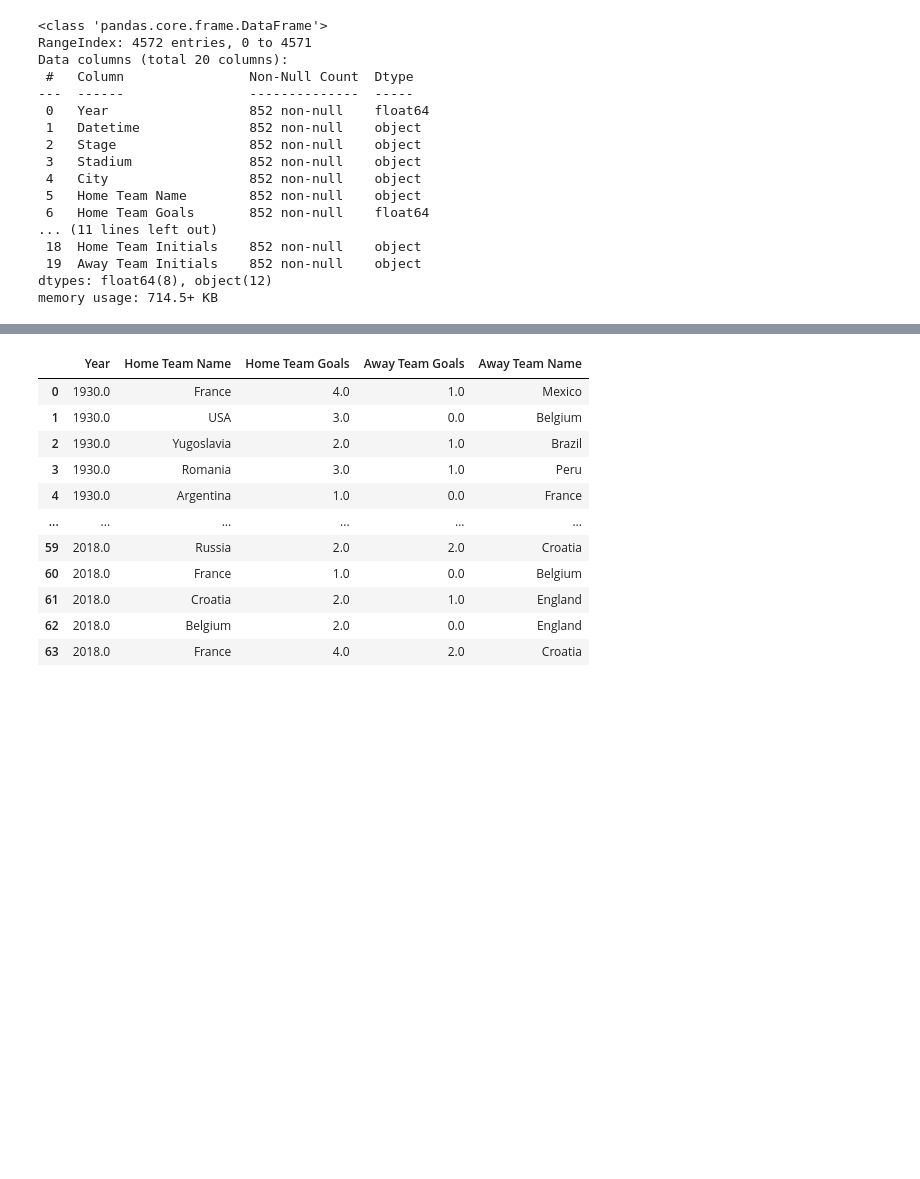
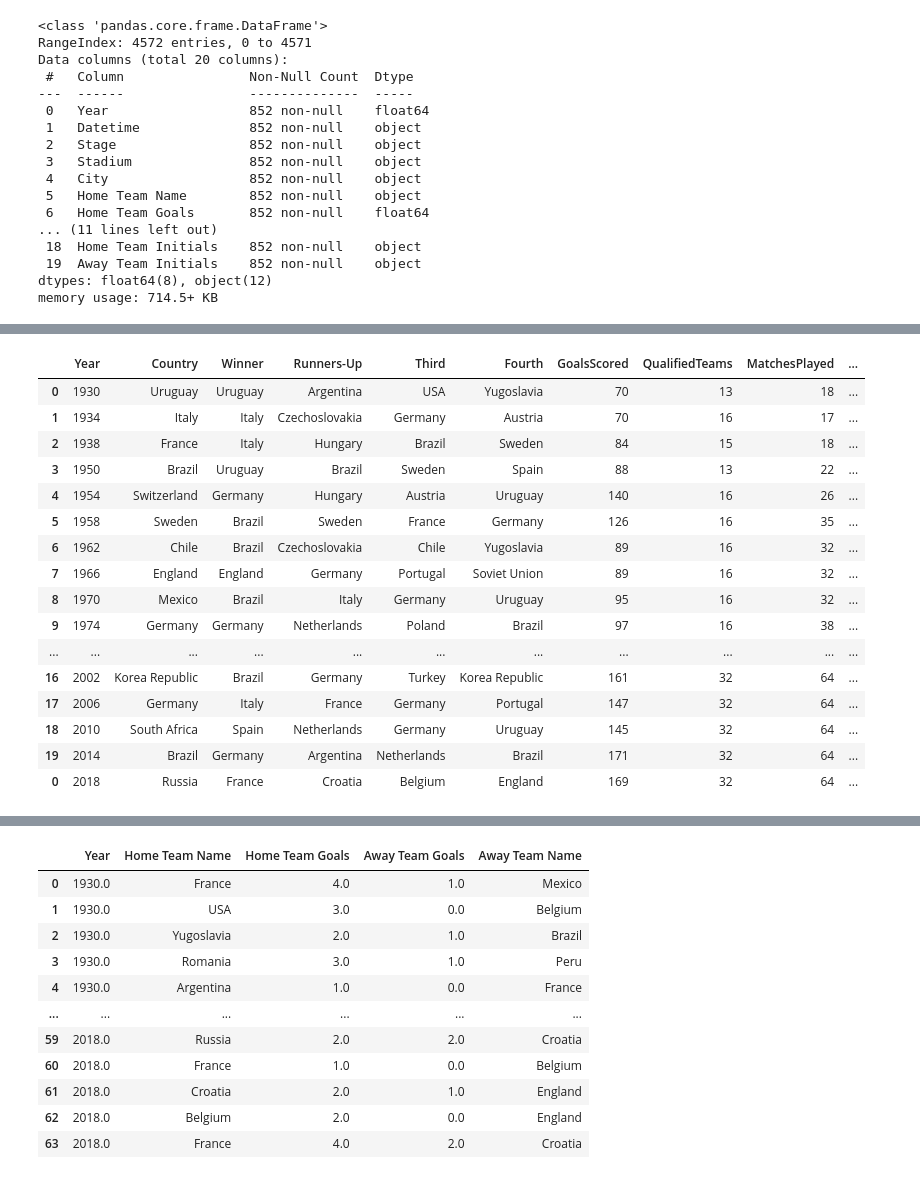
Before and after one commit to jsaraviadrago/Portafolio, a Jupyter notebook: 7. World Cup stats (2020)/Script_WCup.ipynb, the cells around one changed output, grey strips where cells are left out. Cells and saved outputs as stored; diff of their text form; code cells hidden in the pictures; blank space fills up the shorter version.

```diff
--- a/7. World Cup stats (2020)/Script_WCup.ipynb
+++ b/7. World Cup stats (2020)/Script_WCup.ipynb
@@ -143,3 +164,25 @@ See the caveats in the documentation: https://pandas.pydata.org/pandas-docs/stab
 | 18 | 2010 | South Africa | Spain | Netherlands | Germany | Uruguay | 145 | 32 | 64 | ... |
 | 19 | 2014 | Brazil | Germany | Argentina | Netherlands | Brazil | 171 | 32 | 64 | ... |
 | 0 | 2018 | Russia | France | Croatia | Belgium | England | 169 | 32 | 64 | ... |
+# %%
+# Graphs of averaged golas per WC
+WC_general_final['Mean_goals'] = WC_general_final['GoalsScored']/WC_general_final['MatchesPlayed']
+WC_general_final
+# %% [output]
+|  | Year | Country | Winner | Runners-Up | Third | Fourth | GoalsScored | QualifiedTeams | MatchesPlayed | ... |
+| 0 | 1930 | Uruguay | Uruguay | Argentina | USA | Yugoslavia | 70 | 13 | 18 | ... |
+| 1 | 1934 | Italy | Italy | Czechoslovakia | Germany | Austria | 70 | 16 | 17 | ... |
+| 2 | 1938 | France | Italy | Hungary | Brazil | Sweden | 84 | 15 | 18 | ... |
+| 3 | 1950 | Brazil | Uruguay | Brazil | Sweden | Spain | 88 | 13 | 22 | ... |
+| 4 | 1954 | Switzerland | Germany | Hungary | Austria | Uruguay | 140 | 16 | 26 | ... |
+| 5 | 1958 | Sweden | Brazil | Sweden | France | Germany | 126 | 16 | 35 | ... |
+| 6 | 1962 | Chile | Brazil | Czechoslovakia | Chile | Yugoslavia | 89 | 16 | 32 | ... |
+| 7 | 1966 | England | England | Germany | Portugal | Soviet Union | 89 | 16 | 32 | ... |
+| 8 | 1970 | Mexico | Brazil | Italy | Germany | Uruguay | 95 | 16 | 32 | ... |
+| 9 | 1974 | Germany | Germany | Netherlands | Poland | Brazil | 97 | 16 | 38 | ... |
+| ... | ... | ... | ... | ... | ... | ... | ... | ... | ... | ... |
+| 16 | 2002 | Korea Republic | Brazil | Germany | Turkey | Korea Republic | 161 | 32 | 64 | ... |
+| 17 | 2006 | Germany | Italy | France | Germany | Portugal | 147 | 32 | 64 | ... |
+| 18 | 2010 | South Africa | Spain | Netherlands | Germany | Uruguay | 145 | 32 | 64 | ... |
+| 19 | 2014 | Brazil | Germany | Argentina | Netherlands | Brazil | 171 | 32 | 64 | ... |
+| 0 | 2018 | Russia | France | Croatia | Belgium | England | 169 | 32 | 64 | ... |
```
Also changed, not shown: parts of 13 cells of this notebook.
